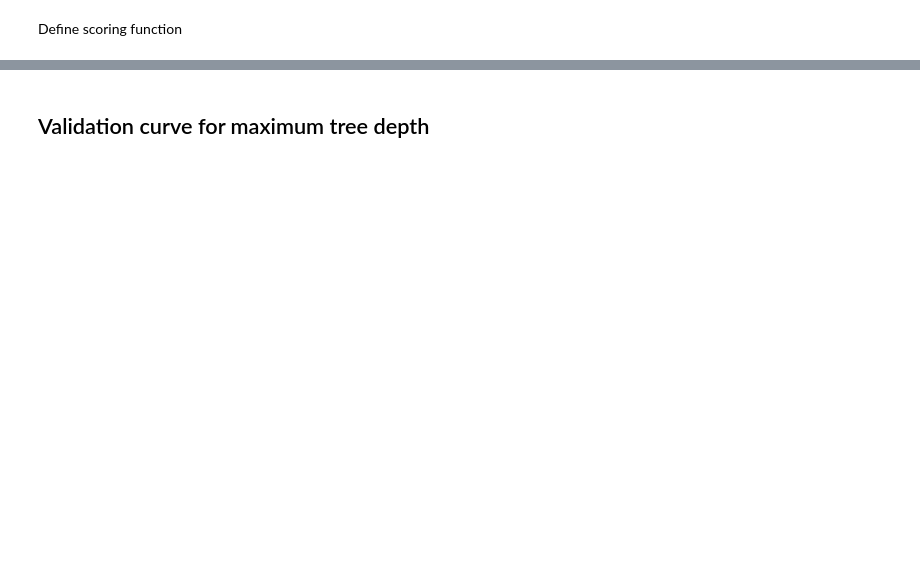
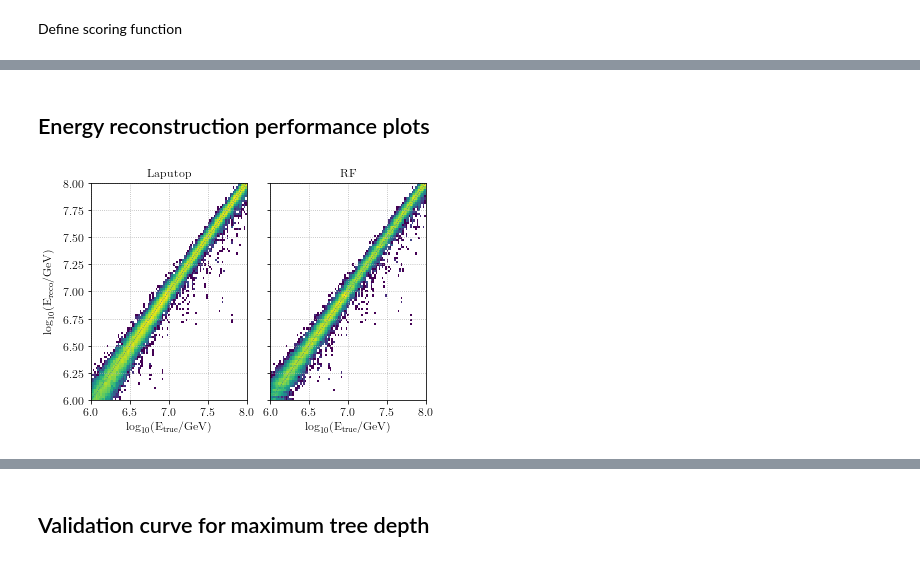
Before and after one commit to jrbourbeau/cr-composition, a Jupyter notebook: notebooks/energy-reco.ipynb, the cells around one changed output, grey strips where cells are left out. Cells and saved outputs as stored; diff of their text form; code cells hidden in the pictures; blank space fills up the shorter version.

```diff
--- a/notebooks/energy-reco.ipynb
+++ b/notebooks/energy-reco.ipynb
@@ -173,4 +254,5 @@ print('=' * 30)
 # %%
+pipeline = comp.get_pipeline(pipeline_str)
 pipeline.fit(df_sim_train[feature_list], df_sim_train['MC_log_energy'])
 reco_log_energy = pipeline.predict(df_sim_test[feature_list])
 # %%
@@ -207,25 +523,45 @@ plt.show()
+# %% [markdown]
+## Energy reconstruction performance plots
 # %%
-h, xedges, yedges  = np.histogram2d(df_sim_test['MC_log_energy'], df_sim_test['lap_log_energy'],
-                                    bins=np.linspace(6.0, 8.0, 100))
+h_lap, xedges, yedges  = np.histogram2d(df_sim_test['MC_log_energy'], df_sim_test['lap_log_energy'],
+                                        bins=np.linspace(6.0, 8.0, 100))
+h_lap = np.rot90(h_lap)
+h_lap = np.flipud(h_lap)
 
+h_reco, xedges, yedges  = np.histogram2d(df_sim_test['MC_log_energy'], reco_log_energy,
+                                         bins=np.linspace(6.0, 8.0, 100))
+h_reco = np.rot90(h_reco)
+h_reco = np.flipud(h_reco)
 extent = [xedges[0], xedges[-1], yedges[0], yedges[-1]]
-h = np.rot90(h)
-h = np.flipud(h)
 
-fig, ax = plt.subplots()
-plt.imshow(h, extent=extent, norm=LogNorm(), origin='lower', interpolation='none', aspect='auto')
-ax.plot([6, 8], [6, 8], marker='None', ls=':')
-# ax.set_xlim([6.4, 8.0])
-# ax.set_ylim([6.4, 8.0])
-ax.set_xlabel('$\mathrm{\log_{10}(E_{true}/GeV)}$')
-ax.set_ylabel('$\mathrm{\log_{10}(E_{reco}/GeV)}$')
-ax.grid()
-plt.colorbar(label='Counts')
+gs = gridspec.GridSpec(1, 2, wspace=0.15)
+ax_lap = plt.subplot(gs[0])
+# ax_reco = plt.subplot(gs[1])
+ax_reco = plt.subplot(gs[1], sharey=ax_lap)
+
+# fig, ax = plt.subplots()
+for h, ax, title in zip([h_lap, h_reco], [ax_lap, ax_reco], ['Laputop', 'RF']):
+    ax.imshow(h, extent=extent, norm=LogNorm(), origin='lower', interpolation='none',
+              aspect='auto')
+    ax.plot([6, 8], [6, 8], marker='None', ls=':')
+    # ax.set_xlim([6.4, 8.0])
+    # ax.set_ylim([6.4, 8.0])
+    ax.set_xlabel('$\mathrm{\log_{10}(E_{true}/GeV)}$')
+#     ax.set_ylabel('$\mathrm{\log_{10}(E_{reco}/GeV)}$')
+    ax.set_title(title)
+    ax.grid()
+
+ax_reco.tick_params(labelleft='off')
+ax_lap.set_ylabel('$\mathrm{\log_{10}(E_{reco}/GeV)}$')
+
+# plt.colorbar(label='Counts')
 true_vs_reco_energy_outfile = os.path.join(comp.paths.figures_dir, 'energy_reco',
-                                         'MC_vs_lap_energy.png')
+                                         'MC_vs_reco_energy_{}.png'.format(config))
 comp.check_output_dir(true_vs_reco_energy_outfile)
 plt.savefig(true_vs_reco_energy_outfile)
 plt.show()
+# %% [output]
+[figure, added]
 # %%
 h, xedges, yedges  = np.histogram2d(df_sim_test['MC_log_energy'], reco_log_energy,
                                     bins=np.linspace(6.0, 8.0, 100))
```
Also changed, not shown: parts of 45 cells of this notebook, 16 other files.
